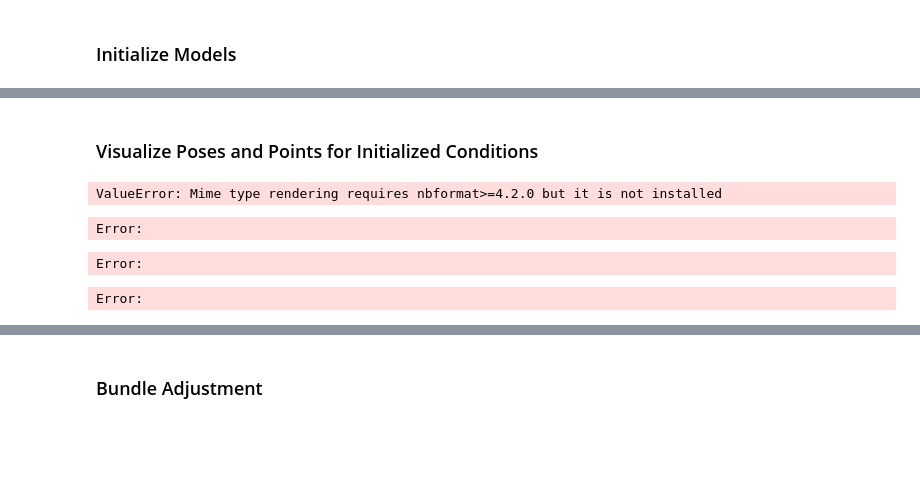
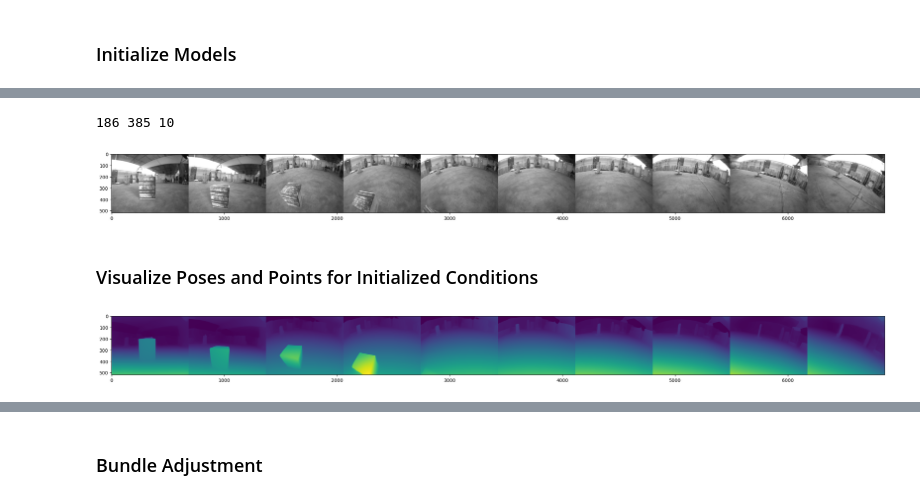
Before and after one commit to helsinki-sda-group/MATINEDepthSemanticSLAM, a Jupyter notebook: SLAM_demo.ipynb, the cells around one changed output, grey strips where cells are left out. Saved outputs shown, nothing was run; the diff lists cells and outputs as text; code cells hidden in the pictures; blank space fills up the shorter version.

Commit message:
UZH Dataset working correctly, good checkpoint

```diff
--- a/SLAM_demo.ipynb
+++ b/SLAM_demo.ipynb
@@ -89,6 +90,6 @@ matcher = LightGlue(features="superpoint").eval().to(device)
 
 
 # IMU
-integrator = pp.module.IMUPreintegrator(gyro_cov=0.00016, acc_cov=0.0028, reset=True).to(device)
+integrator = pp.module.IMUPreintegrator(gyro_cov=0.05, acc_cov=0.1, reset=True).to(device)
 # %% [output]
 cuda
@@ -181,7 +248,10 @@ K = torch.tensor(dataset.K).float().to(device)
 # %%
-# Training loop
-for batch_idx, data in enumerate(dataset):
-    data = batch2device(data, device)
+# Training loop for one batch
+start = 930 // skip_frames
+end = dataset.__len__()
+
+for data_idx in range(start, end, seq_len):
+    data = batch2device(dataset[data_idx], device)
     image_batch = data["cam0"]
     feature_points = []
     all_matches = []
@@ -192,10 +262,16 @@ for batch_idx, data in enumerate(dataset):
         'rot' : data['gt_pose'][0].rotation(),
         'vel' : data['velocity']
     }
-    state = integrator(dt=data['dt'] ,
+    state = integrator(dt=data['dt'],
                     gyro=data['gyro'],
                     acc=data['acc'],
                     init_state=init_state)
+
+    # plt.plot(data['gyro'].cpu().numpy())
+    # plt.figure()
+    # plt.plot(data['acc'].cpu().numpy())
+
+    # print(state)
 
     imu_freq = data['dt'].shape[0] // image_batch.shape[0]
     imu_poses = pp.SE3(torch.cat((state['pos'], state['rot']), dim=-1))
@@ -217,13 +293,18 @@ for batch_idx, data in enumerate(dataset):
 
     with torch.no_grad():
         depths = depth_anything(image_batch)
-        depths = depths / 5 # Scale depth if needed
 
-    # Naive, extremely slow point triangulation, ~2mins for 1000 points.
     points3D, cam2point = triangulate_matched_points(covis_graph, fish_cam, imu_poses, feature_points, depths)
 
-    # if batch_idx > 50:
+    #if batch_idx > 40:
     break
+# %% [output]
+186 385 10
+# %%
+plt.figure(figsize=(30, 10))
+plt.imshow(np.concatenate(tuple(data["cam0"].cpu().permute(0,2,3,1)), axis=1));
+# %% [output]
+[figure, added]
 # %% [markdown]
 ### Visualize Poses and Points for Initialized Conditions
 # %%
@@ -236,8 +317,8 @@ def visualize_batch(poses, gt_poses, points):
         Rgt = gt_pose.rotation().matrix().cpu().numpy()
         tgt = gt_pose.translation().cpu().numpy()
         intrinsics = dataset.K.numpy()
-        plot_camera(fig, Rgt, tgt, intrinsics, text="gt", size=1, color="blue")
-        plot_camera(fig, R, t, intrinsics, text="pred", size=1, color="green")
+        plot_camera(fig, Rgt, tgt, intrinsics, text="gt", size=5, color="blue")
+        plot_camera(fig, R, t, intrinsics, text="pred", size=5, color="green")
 
     X = points.cpu().numpy().squeeze()
     plot_points(fig, X, color='red')
@@ -245,21 +326,11 @@ def visualize_batch(poses, gt_poses, points):
     fig.show()
 
 visualize_batch(imu_poses, data['gt_pose'], points3D)
-# %% [output]
-ValueError: Mime type rendering requires nbformat>=4.2.0 but it is not installed
-# %%
-depths / 255.0
-# %% [output]
-Error:
-# %%
-depths = (depths - depths.min()) / (depths.max() - depths.min()) * 255.0
-plt.imshow(depths[8].cpu().numpy())
-# %% [output]
-Error:
-# %%
-depths
-# %% [output]
-Error:
+# %%
+plt.figure(figsize=(30, 10))
+plt.imshow(np.concatenate(tuple(depths.cpu()), axis=1));
+# %% [output]
+[figure, added]
 # %%
 # Initialize two new dictionaries
 cam2points2d = defaultdict(list)
```
Also changed, not shown: parts of 12 cells of this notebook, 3 other files.
